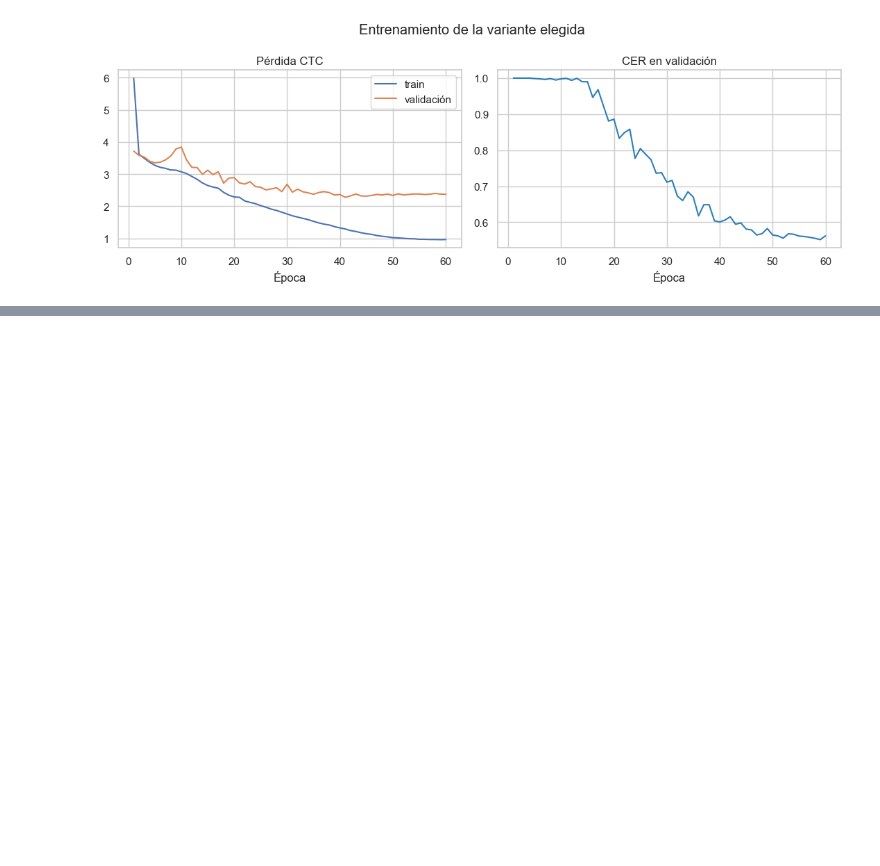
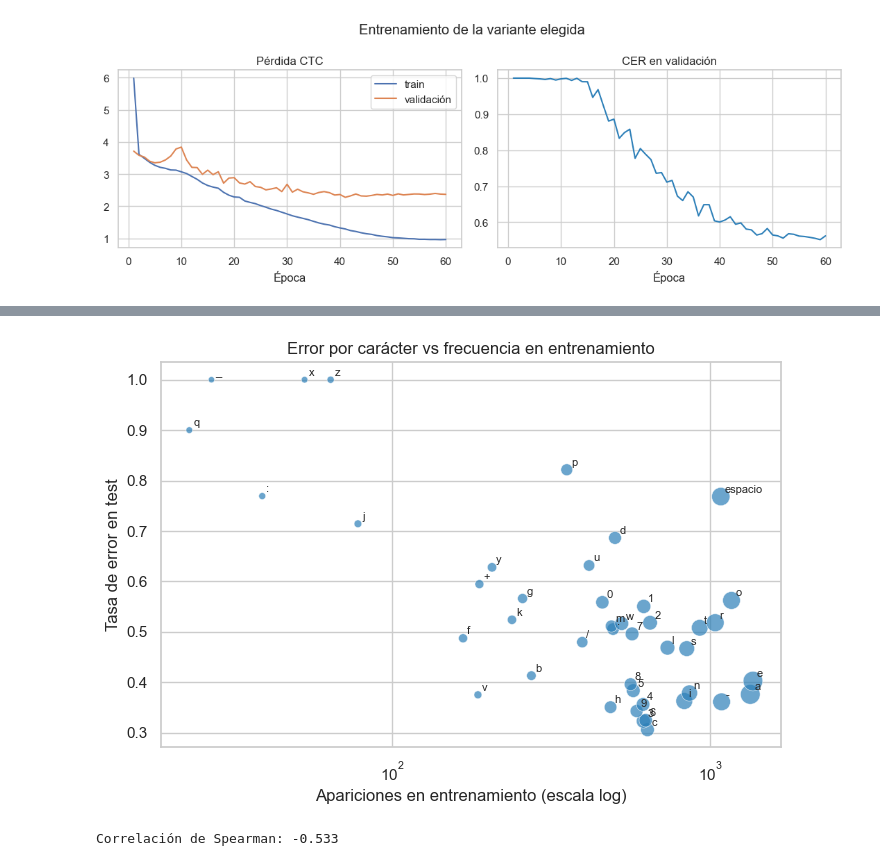
Before and after one commit to DufreyM/CC3084-Proyecto2, a Jupyter notebook: notebooks/07_modelo_cnn_bigru.ipynb, the cells around one changed output, grey strips where cells are left out. Drawn from its saved outputs; the diff is of its cells as text; code cells hidden in the pictures; blank space fills up the shorter version.

Commit message:
feat: analisis de error por caracter del modelo principal

```diff
--- a/notebooks/07_modelo_cnn_bigru.ipynb
+++ b/notebooks/07_modelo_cnn_bigru.ipynb
@@ -245,0 +253,25 @@ plt.show()
+# %%
+reporte = json.loads((train.METRICS_DIR / "cnn_bigru.json").read_text(encoding="utf-8"))
+
+conteo_train = pd.Series(list("".join(frases))).value_counts()
+por_caracter = pd.DataFrame(reporte["cer_por_caracter"]["por_caracter"]).T
+por_caracter["apariciones_train"] = por_caracter.index.map(conteo_train).fillna(0).astype(int)
+por_caracter = por_caracter[por_caracter["total"] >= 5].sort_values("tasa")
+
+fig, ax = plt.subplots(figsize=(8, 5))
+sns.scatterplot(data=por_caracter, x="apariciones_train", y="tasa", size="total", sizes=(20, 200),
+                color="#2c7fb8", alpha=0.7, legend=False, ax=ax)
+for c, fila in por_caracter.iterrows():
+    ax.annotate("espacio" if c == " " else c, (fila["apariciones_train"], fila["tasa"]), fontsize=8,
+                xytext=(3, 3), textcoords="offset points")
+ax.set_xscale("log")
+ax.set_xlabel("Apariciones en entrenamiento (escala log)")
+ax.set_ylabel("Tasa de error en test")
+ax.set_title("Error por carácter vs frecuencia en entrenamiento")
+fig.savefig(f"{FIGS}/07_cnn_bigru_error_por_caracter.png", dpi=150, bbox_inches="tight")
+plt.show()
+
+print("Correlación de Spearman:", round(por_caracter[["apariciones_train", "tasa"]].corr("spearman").iloc[0, 1], 3))
+# %% [output]
+[figure, added]
+Correlación de Spearman: -0.533
```
Also changed, not shown: parts of 6 cells of this notebook, 1 other file.
